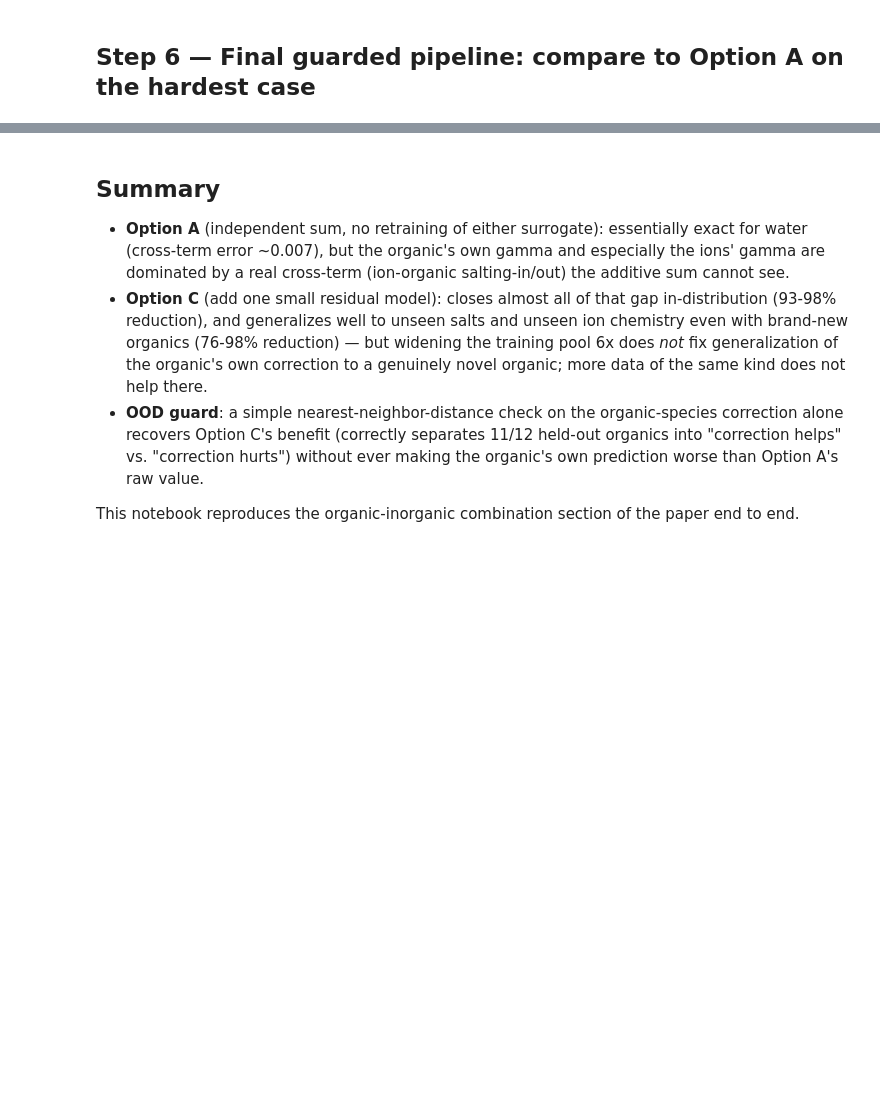
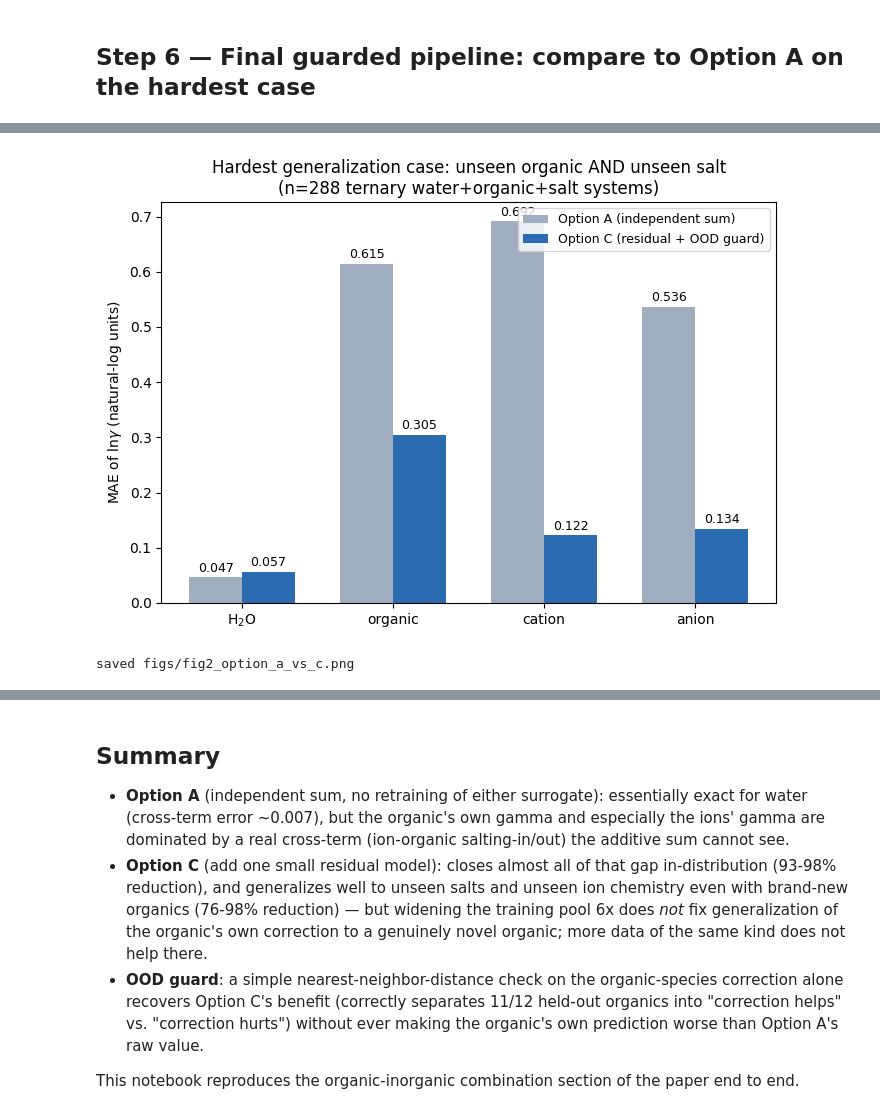
Before and after one commit to SeoulTechPSE/aiomfac-surrogates, a Jupyter notebook: part2_inorganic_surrogate/organic_inorganic_combination/02_combination_notebook.ipynb, the cells around one changed output, grey strips where cells are left out. Cells and saved outputs as stored; diff of their text form; code cells hidden in the pictures; blank space fills up the shorter version.

```diff
--- a/part2_inorganic_surrogate/organic_inorganic_combination/02_combination_notebook.ipynb
+++ b/part2_inorganic_surrogate/organic_inorganic_combination/02_combination_notebook.ipynb
@@ -755,3 +762,35 @@ print("correction only when nn_distance <= calibrated threshold, otherwise keep
 
 Recommended pipeline: always apply the water/ion residual correction; apply the organic-species
 correction only when nn_distance <= calibrated threshold, otherwise keep Option A's raw value.
+# %%
+species = ["H2O", "organic", "cation", "anion"]
+labels = [r"H$_2$O", "organic", "cation", "anion"]
+mae_a_vals = [np.mean(np.abs(np.array([r[f"truth_{sp}"] for r in gen_both_unseen]) -
+                              np.array([r[f"pred_{sp}"] for r in gen_both_unseen]))) for sp in species]
+mae_c_vals = []
+for i, sp in enumerate(species):
+    truth = np.array([r[f"truth_{sp}"] for r in gen_both_unseen])
+    pred_a = np.array([r[f"pred_{sp}"] for r in gen_both_unseen])
+    mask = apply_corr if sp == "organic" else np.ones_like(apply_corr, dtype=bool)
+    pred_c_guarded = pred_a + resid[:, i] * mask
+    mae_c_vals.append(np.mean(np.abs(truth - pred_c_guarded)))
+
+x = np.arange(len(species))
+width = 0.35
+fig, ax = plt.subplots(figsize=(7, 5))
+ax.bar(x - width/2, mae_a_vals, width, label="Option A (independent sum)", color="#a0aec0")
+ax.bar(x + width/2, mae_c_vals, width, label="Option C (residual + OOD guard)", color="#2b6cb0")
+for i, (a, c) in enumerate(zip(mae_a_vals, mae_c_vals)):
+    ax.text(i - width/2, a + 0.01, f"{a:.3f}", ha="center", fontsize=9)
+    ax.text(i + width/2, c + 0.01, f"{c:.3f}", ha="center", fontsize=9)
+ax.set_xticks(x); ax.set_xticklabels(labels)
+ax.set_ylabel(r"MAE of ln$\gamma$ (natural-log units)")
+ax.set_title(f"Hardest generalization case: unseen organic AND unseen salt\n(n={len(gen_both_unseen)} ternary water+organic+salt systems)")
+ax.legend(loc="upper right", fontsize=9)
+fig.tight_layout()
+fig.savefig("figs/fig2_option_a_vs_c.png", dpi=150, bbox_inches="tight")
+plt.show()
+print("saved figs/fig2_option_a_vs_c.png")
+# %% [output]
+[figure, added]
+saved figs/fig2_option_a_vs_c.png
```
Also changed, not shown: parts of 19 cells of this notebook, 9 other files.
